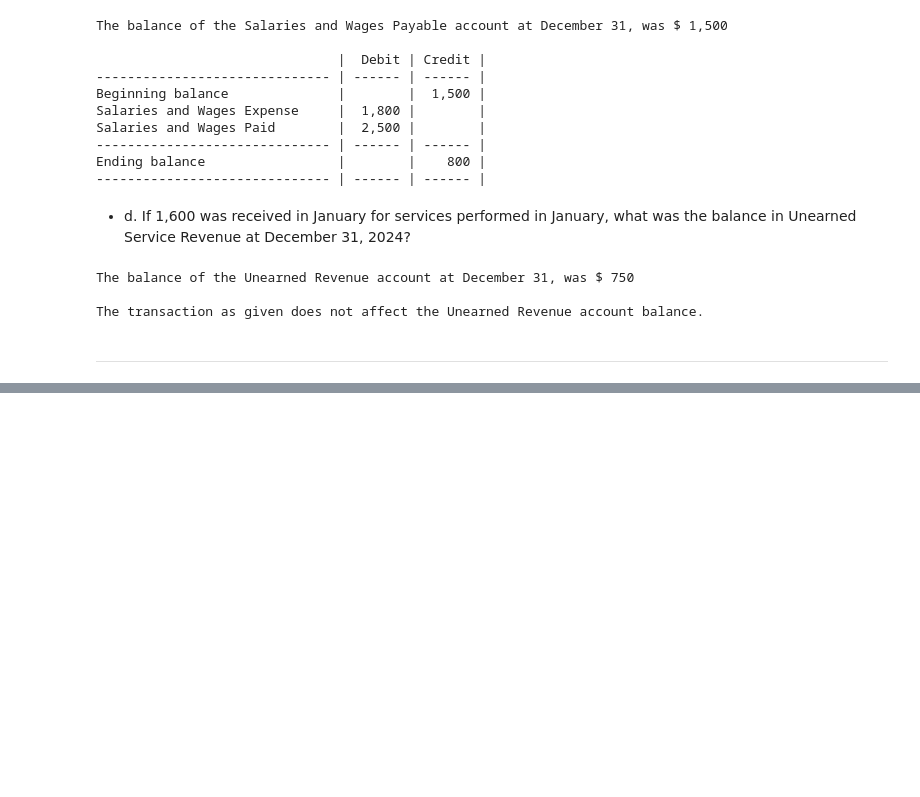
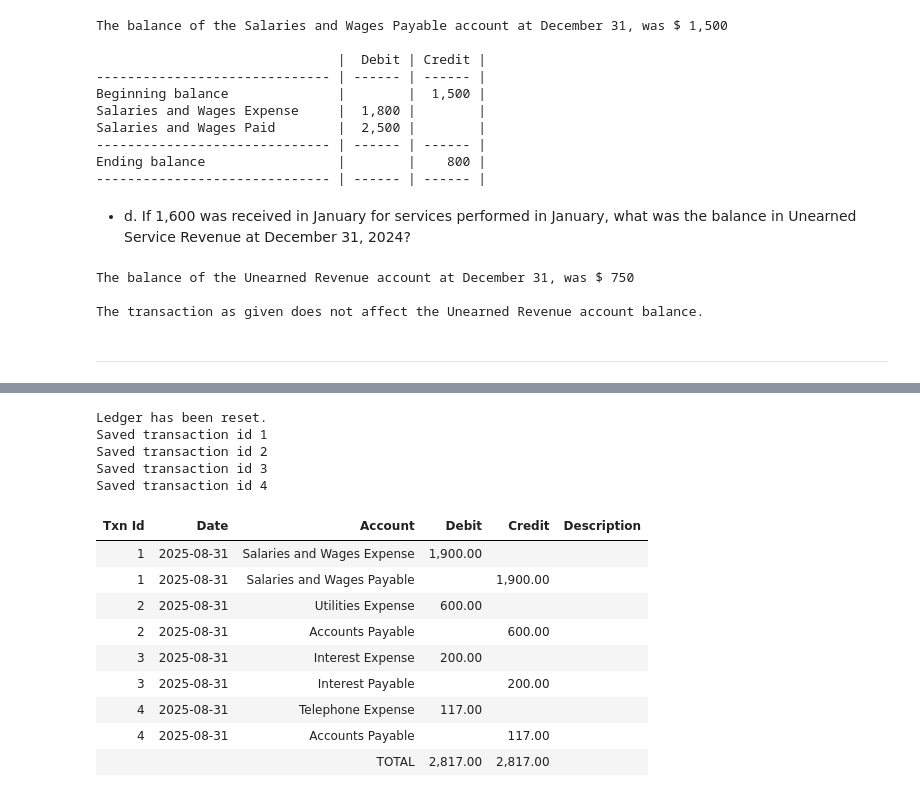
Before and after one commit to ekmartinez/Accounting, a Jupyter notebook: 01_The_Accounting_Information_System/01_The_Accounting_Information_System_Exercises.ipynb, the cells around one changed output, grey strips where cells are left out. Drawn from its saved outputs; the diff is of its cells as text; code cells hidden in the pictures; blank space fills up the shorter version.

```diff
--- a/01_The_Accounting_Information_System/01_The_Accounting_Information_System_Exercises.ipynb
+++ b/01_The_Accounting_Information_System/01_The_Accounting_Information_System_Exercises.ipynb
@@ -871,0 +885,57 @@ The transaction as given does not affect the Unearned Revenue account balance.
+# %%
+roddick = Ledger()
+roddick.reset()
+
+roddick.add_entry(
+    [
+        {"date": "2025-08-31", "account": "Salaries and Wages Expense", "debit": 1900, "credit": 0},
+        {"date": "2025-08-31", "account": "Salaries and Wages Payable", "debit": 0, "credit": 1900},
+    ],
+    description="",
+)
+
+roddick.add_entry(
+    [
+        {"date": "2025-08-31", "account": "Utilities Expense", "debit": 600, "credit": 0},
+        {"date": "2025-08-31", "account": "Accounts Payable", "debit": 0, "credit": 600},
+    ],
+    description="",
+)
+
+interest = .08
+loan = 30000
+monthly_interest = (loan * interest) / 12
+
+roddick.add_entry(
+    [
+        {"date": "2025-08-31", "account": "Interest Expense", "debit": monthly_interest, "credit": 0},
+        {"date": "2025-08-31", "account": "Interest Payable", "debit": 0, "credit": monthly_interest},
+    ],
+    description="",
+)
+
+roddick.add_entry(
+    [
+        {"date": "2025-08-31", "account": "Telephone Expense", "debit": 117, "credit": 0},
+        {"date": "2025-08-31", "account": "Accounts Payable", "debit": 0, "credit": 117},
+    ],
+    description="",
+)
+
+display(HTML(format_ledger_table(roddick).to_html(index=False)))
+# %% [output]
+Ledger has been reset.
+Saved transaction id 1
+Saved transaction id 2
+Saved transaction id 3
+Saved transaction id 4
+| Txn Id | Date | Account | Debit | Credit | Description |
+| 1 | 2025-08-31 | Salaries and Wages Expense | 1,900.00 |  |  |
+| 1 | 2025-08-31 | Salaries and Wages Payable |  | 1,900.00 |  |
+| 2 | 2025-08-31 | Utilities Expense | 600.00 |  |  |
+| 2 | 2025-08-31 | Accounts Payable |  | 600.00 |  |
+| 3 | 2025-08-31 | Interest Expense | 200.00 |  |  |
+| 3 | 2025-08-31 | Interest Payable |  | 200.00 |  |
+| 4 | 2025-08-31 | Telephone Expense | 117.00 |  |  |
+| 4 | 2025-08-31 | Accounts Payable |  | 117.00 |  |
+|  |  | TOTAL | 2,817.00 | 2,817.00 |  |
```
Also changed, not shown: parts of 13 cells of this notebook.
